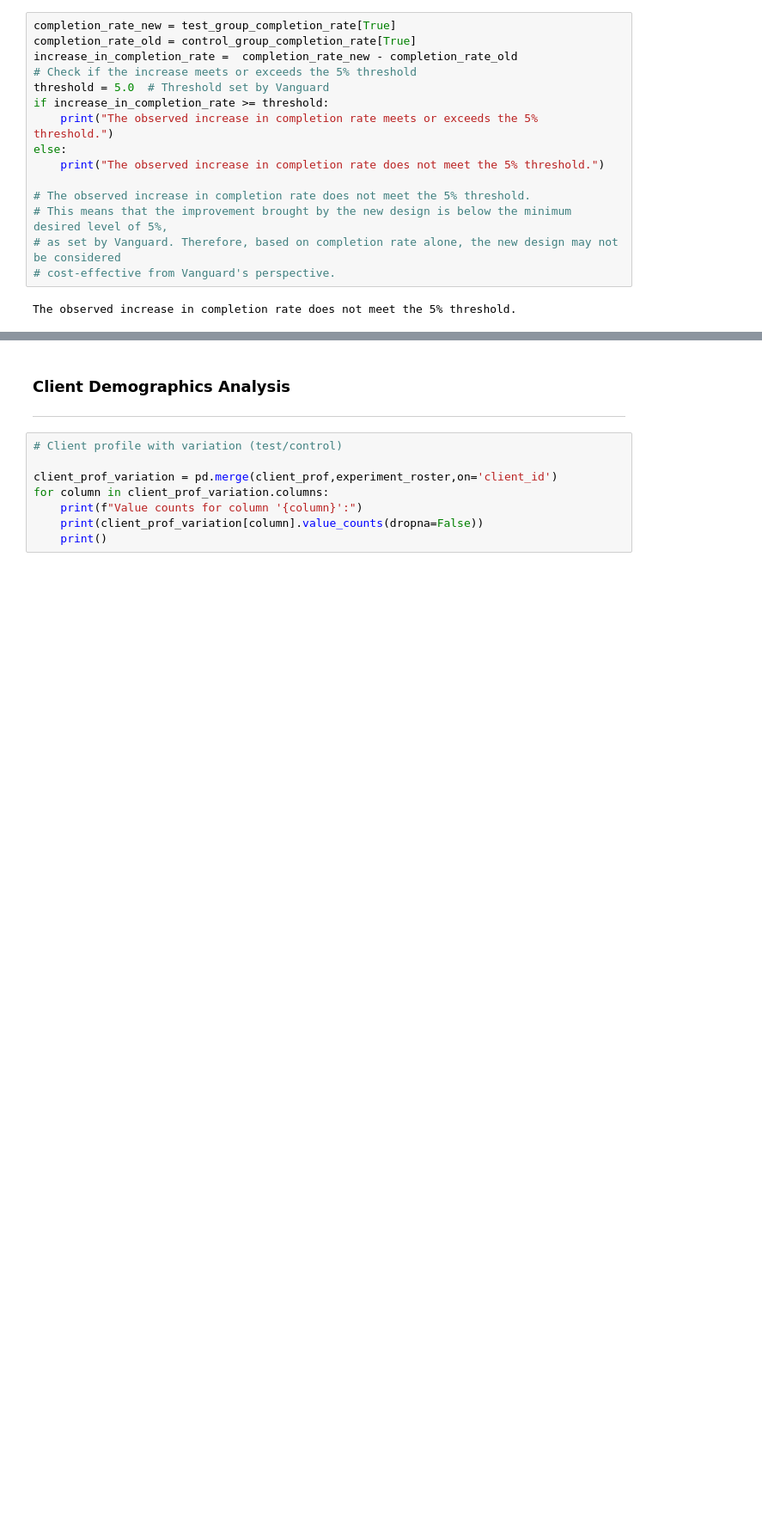
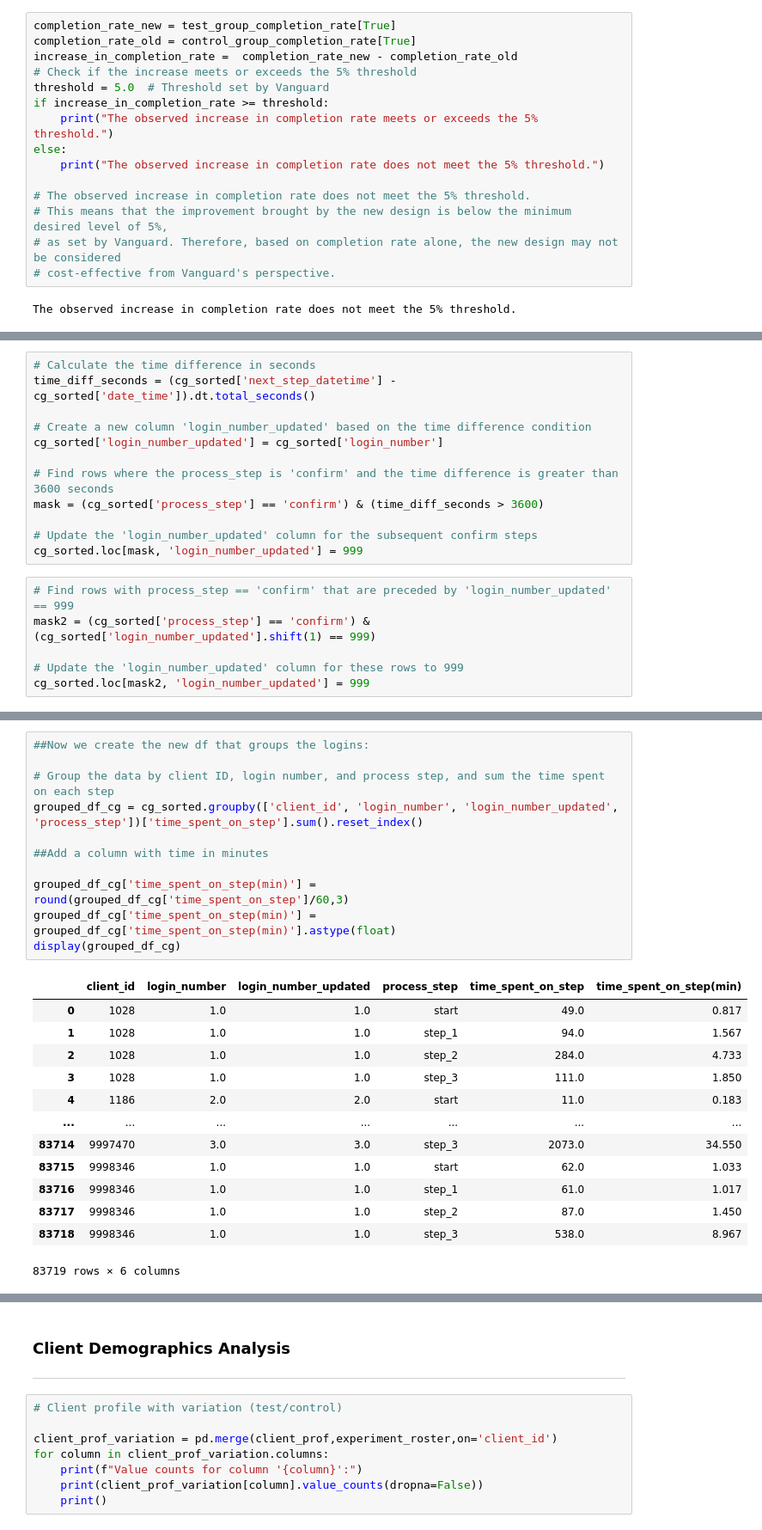
Before and after one commit to DarceeAnne/Vanguard_Investment_AB_Testing, a Jupyter notebook: Vanguard_Investment_AB_Testing.ipynb, the cells around one changed output, grey strips where cells are left out. Shown: that part at 86% size. Drawn from its saved outputs; the diff is of its cells as text; blank space fills up the shorter version.

```diff
--- a/Vanguard_Investment_AB_Testing.ipynb
+++ b/Vanguard_Investment_AB_Testing.ipynb
@@ -680,0 +739,18 @@ The observed increase in completion rate does not meet the 5% threshold.
+# %%
+# Calculate the time difference in seconds
+time_diff_seconds = (cg_sorted['next_step_datetime'] - cg_sorted['date_time']).dt.total_seconds()
+
+# Create a new column 'login_number_updated' based on the time difference condition
+cg_sorted['login_number_updated'] = cg_sorted['login_number']
+
+# Find rows where the process_step is 'confirm' and the time difference is greater than 3600 seconds
+mask = (cg_sorted['process_step'] == 'confirm') & (time_diff_seconds > 3600)
+
+# Update the 'login_number_updated' column for the subsequent confirm steps
+cg_sorted.loc[mask, 'login_number_updated'] = 999
+# %%
+# Find rows with process_step == 'confirm' that are preceded by 'login_number_updated' == 999
+mask2 = (cg_sorted['process_step'] == 'confirm') & (cg_sorted['login_number_updated'].shift(1) == 999)
+
+# Update the 'login_number_updated' column for these rows to 999
+cg_sorted.loc[mask2, 'login_number_updated'] = 999
@@ -680,0 +765,25 @@ The observed increase in completion rate does not meet the 5% threshold.
+# %%
+##Now we create the new df that groups the logins:
+
+# Group the data by client ID, login number, and process step, and sum the time spent on each step
+grouped_df_cg = cg_sorted.groupby(['client_id', 'login_number', 'login_number_updated', 'process_step'])['time_spent_on_step'].sum().reset_index()
+
+##Add a column with time in minutes
+
+grouped_df_cg['time_spent_on_step(min)'] = round(grouped_df_cg['time_spent_on_step']/60,3)
+grouped_df_cg['time_spent_on_step(min)'] = grouped_df_cg['time_spent_on_step(min)'].astype(float)
+display(grouped_df_cg)
+# %% [output]
+|  | client_id | login_number | login_number_updated | process_step | time_spent_on_step | time_spent_on_step(min) |
+| 0 | 1028 | 1.0 | 1.0 | start | 49.0 | 0.817 |
+| 1 | 1028 | 1.0 | 1.0 | step_1 | 94.0 | 1.567 |
+| 2 | 1028 | 1.0 | 1.0 | step_2 | 284.0 | 4.733 |
+| 3 | 1028 | 1.0 | 1.0 | step_3 | 111.0 | 1.850 |
+| 4 | 1186 | 2.0 | 2.0 | start | 11.0 | 0.183 |
+| ... | ... | ... | ... | ... | ... | ... |
+| 83714 | 9997470 | 3.0 | 3.0 | step_3 | 2073.0 | 34.550 |
+| 83715 | 9998346 | 1.0 | 1.0 | start | 62.0 | 1.033 |
+| 83716 | 9998346 | 1.0 | 1.0 | step_1 | 61.0 | 1.017 |
+| 83717 | 9998346 | 1.0 | 1.0 | step_2 | 87.0 | 1.450 |
+| 83718 | 9998346 | 1.0 | 1.0 | step_3 | 538.0 | 8.967 |
+83719 rows × 6 columns
```
Also changed, not shown: parts of 26 cells of this notebook.
